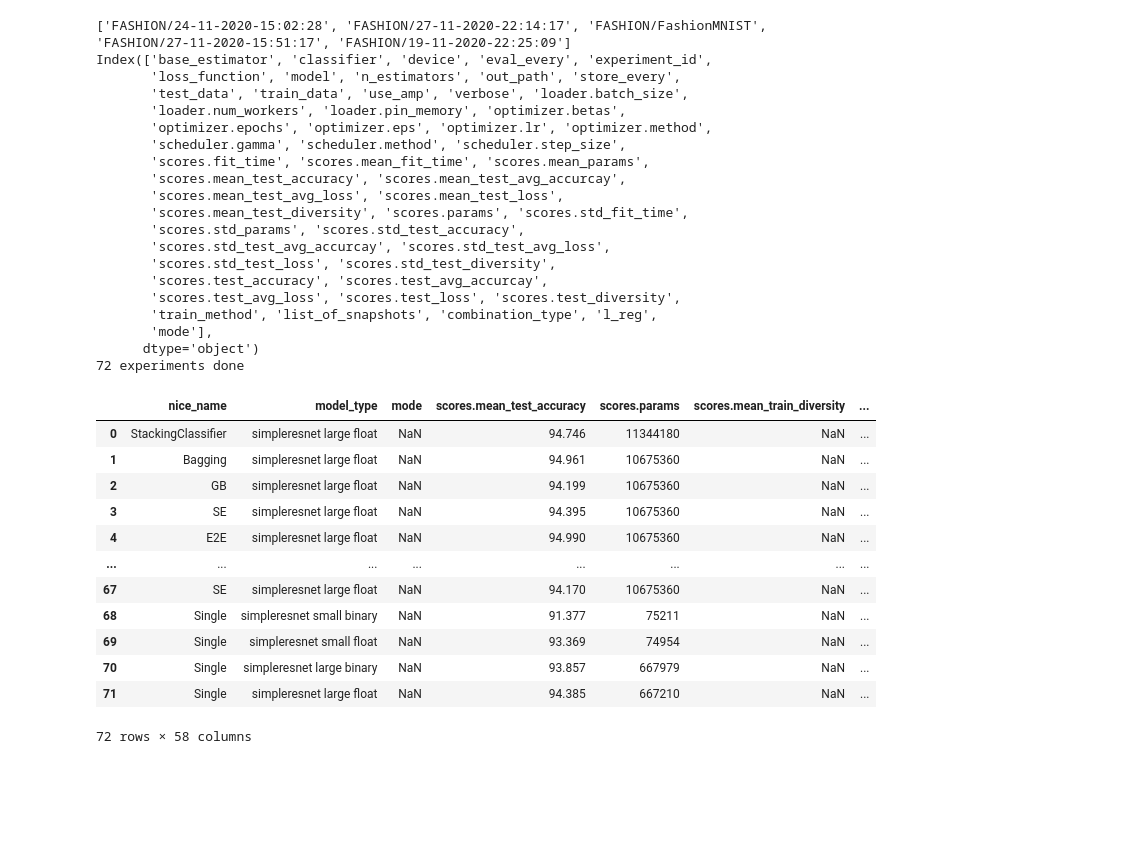
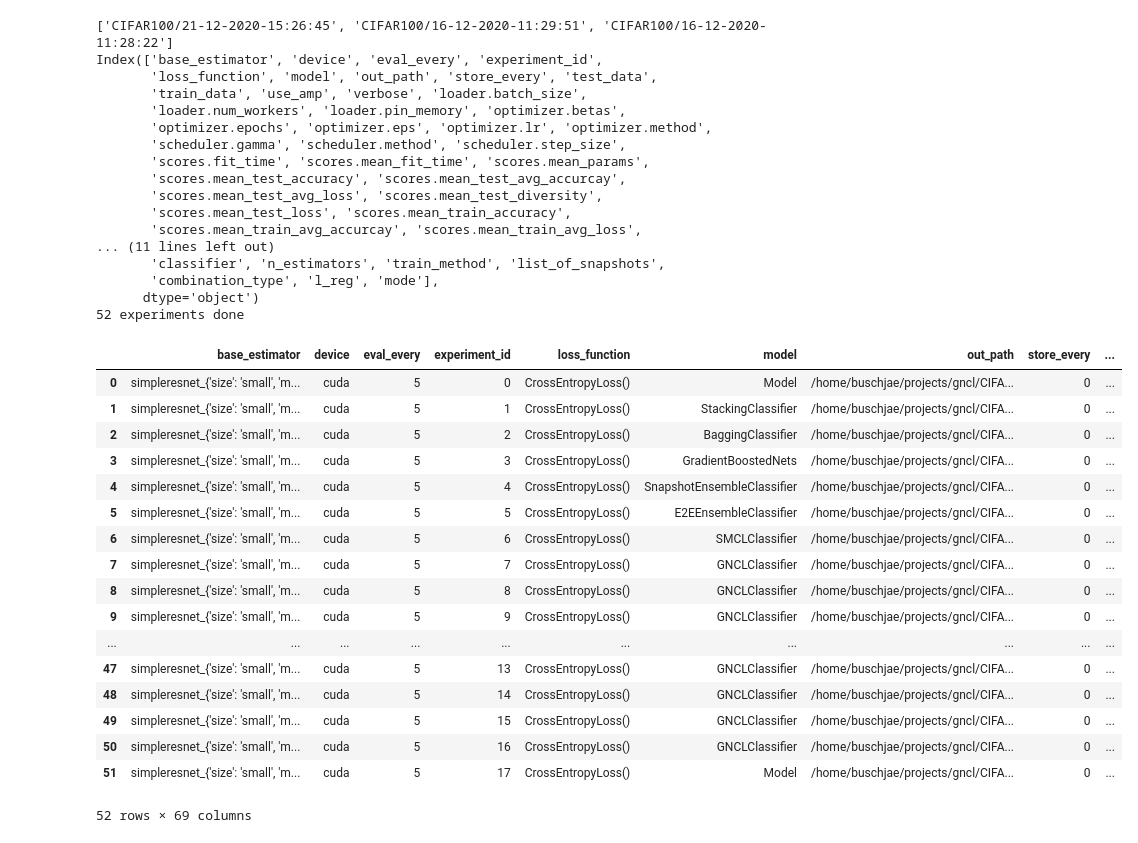
Before and after one commit to sbuschjaeger/gncl, a Jupyter notebook: explore_results.ipynb, the cells around one changed output. Cells and saved outputs as stored; diff of their text form; code cells hidden in the pictures; blank space fills up the shorter version.

Commit message:
CIFAR updated Added Stacking to explore_results

```diff
--- a/explore_results.ipynb
+++ b/explore_results.ipynb
@@ -5,12 +5,13 @@ import os
 import plotly.express as px
 import json
 
-#dataset = "CIFAR100"
-dataset = "FASHION"
+dataset = "CIFAR100"
+#dataset = "FASHION"
+#dataset = "IMAGENETTE"
 all_subdirs = [os.path.join(dataset,d) for d in os.listdir(dataset) if os.path.isdir(os.path.join(dataset, d)) and d != "cifar-100-python"]
 print(all_subdirs)
-#latest_folder = max(all_subdirs, key=os.path.getmtime)
-latest_folder = os.path.join(dataset,"24-11-2020-15:02:28")
+latest_folder = max(all_subdirs, key=os.path.getmtime)
+#latest_folder = os.path.join(dataset,"24-11-2020-15:02:28")
 
 data = []
 with open(os.path.join(latest_folder, "results.jsonl"), 'r', encoding='utf-8') as f:
@@ -46,65 +47,67 @@ def base_type(row):
     if "binary" in row["base_estimator"]:
         mtype = "binary"
     else:
         mtype = "float"
 
     if "small" in row["base_estimator"]:
         size = "small"
     else:
         size = "large"
 
     return row["base_estimator"].split("_")[0] + " " + size + " " + mtype
 
 print(df.columns)
 df["nice_name"] = df.apply(nice_name, axis=1)
 df["model_type"] = df.apply(base_type, axis=1)
 df["complexity"] = df.apply(lambda x : x["scores.params"] if "float" in x["model_type"] else x["scores.params"] / 32.0, axis=1)
-df["scores.avg_accurcay_test"] = df["scores.mean_test_avg_accurcay"]
-df["scores.accuracy_test"] = 100.0*df["scores.mean_test_accuracy"]
+#df["scores.avg_accurcay_test"] = df["scores.mean_test_avg_accurcay"]
+#df["scores.accuracy_test"] = 100.0*df["scores.mean_test_accuracy"]
 df = df.round(decimals = 3)
 
 print("{} experiments done".format(len(df)))
-cols = df.columns
-cols = ["nice_name", "model_type", "mode", "scores.mean_test_accuracy", "scores.params", "scores.mean_train_diversity"] + list(set(cols) - set(["nice_name", "model_type", "mode", "scores.mean_accuracy_test", "scores.params", "scores.mean_train_diversity"]))
-df = df.reindex(cols, axis=1)
+#cols = df.columns
+#cols = ["nice_name", "model_type", "mode", "scores.mean_test_accuracy", "scores.params", "scores.mean_train_diversity"] + list(set(cols) - set(["nice_name", #"model_type", "mode", "scores.mean_accuracy_test", "scores.params", "scores.mean_train_diversity"]))
+#df = df.reindex(cols, axis=1)
 df
 #dfbinary = df[df["model_type"] == "binary"]
 #dffloat = df[df["model_type"] == "float"]
 #dffloat
 # %% [output]
-['FASHION/24-11-2020-15:02:28', 'FASHION/27-11-2020-22:14:17', 'FASHION/FashionMNIST', 'FASHION/27-11-2020-15:51:17', 'FASHION/19-11-2020-22:25:09']
-Index(['base_estimator', 'classifier', 'device', 'eval_every', 'experiment_id',
-       'loss_function', 'model', 'n_estimators', 'out_path', 'store_every',
-       'test_data', 'train_data', 'use_amp', 'verbose', 'loader.batch_size',
+['CIFAR100/21-12-2020-15:26:45', 'CIFAR100/16-12-2020-11:29:51', 'CIFAR100/16-12-2020-11:28:22']
+Index(['base_estimator', 'device', 'eval_every', 'experiment_id',
+       'loss_function', 'model', 'out_path', 'store_every', 'test_data',
+       'train_data', 'use_amp', 'verbose', 'loader.batch_size',
        'loader.num_workers', 'loader.pin_memory', 'optimizer.betas',
        'optimizer.epochs', 'optimizer.eps', 'optimizer.lr', 'optimizer.method',
        'scheduler.gamma', 'scheduler.method', 'scheduler.step_size',
        'scores.fit_time', 'scores.mean_fit_time', 'scores.mean_params',
        'scores.mean_test_accuracy', 'scores.mean_test_avg_accurcay',
-       'scores.mean_test_avg_loss', 'scores.mean_test_loss',
-       'scores.mean_test_diversity', 'scores.params', 'scores.std_fit_time',
-       'scores.std_params', 'scores.std_test_accuracy',
-       'scores.std_test_avg_accurcay', 'scores.std_test_avg_loss',
-       'scores.std_test_loss', 'scores.std_test_diversity',
-       'scores.test_accuracy', 'scores.test_avg_accurcay',
-       'scores.test_avg_loss', 'scores.test_loss', 'scores.test_diversity',
-       'train_method', 'list_of_snapshots', 'combination_type', 'l_reg',
-       'mode'],
+       'scores.mean_test_avg_loss', 'scores.mean_test_diversity',
+       'scores.mean_test_loss', 'scores.mean_train_accuracy',
+       'scores.mean_train_avg_accurcay', 'scores.mean_train_avg_loss',
+... (11 lines left out)
+       'classifier', 'n_estimators', 'train_method', 'list_of_snapshots',
+       'combination_type', 'l_reg', 'mode'],
       dtype='object')
-72 experiments done
+52 experiments done
-|  | nice_name | model_type | mode | scores.mean_test_accuracy | scores.params | scores.mean_train_diversity | ... |
-| 0 | StackingClassifier | simpleresnet large float | NaN | 94.746 | 11344180 | NaN | ... |
-| 1 | Bagging | simpleresnet large float | NaN | 94.961 | 10675360 | NaN | ... |
-| 2 | GB | simpleresnet large float | NaN | 94.199 | 10675360 | NaN | ... |
-| 3 | SE | simpleresnet large float | NaN | 94.395 | 10675360 | NaN | ... |
-| 4 | E2E | simpleresnet large float | NaN | 94.990 | 10675360 | NaN | ... |
-| ... | ... | ... | ... | ... | ... | ... | ... |
-| 67 | SE | simpleresnet large float | NaN | 94.170 | 10675360 | NaN | ... |
-| 68 | Single | simpleresnet small binary | NaN | 91.377 | 75211 | NaN | ... |
-| 69 | Single | simpleresnet small float | NaN | 93.369 | 74954 | NaN | ... |
-| 70 | Single | simpleresnet large binary | NaN | 93.857 | 667979 | NaN | ... |
-| 71 | Single | simpleresnet large float | NaN | 94.385 | 667210 | NaN | ... |
+|  | base_estimator | device | eval_every | experiment_id | loss_function | model | out_path | store_every | ... |
+| 0 | simpleresnet_{'size': 'small', 'm... | cuda | 5 | 0 | CrossEntropyLoss() | Model | /home/buschjae/projects/gncl/CIFA... | 0 | ... |
+| 1 | simpleresnet_{'size': 'small', 'm... | cuda | 5 | 1 | CrossEntropyLoss() | StackingClassifier | /home/buschjae/projects/gncl/CIFA... | 0 | ... |
+| 2 | simpleresnet_{'size': 'small', 'm... | cuda | 5 | 2 | CrossEntropyLoss() | BaggingClassifier | /home/buschjae/projects/gncl/CIFA... | 0 | ... |
+| 3 | simpleresnet_{'size': 'small', 'm... | cuda | 5 | 3 | CrossEntropyLoss() | GradientBoostedNets | /home/buschjae/projects/gncl/CIFA... | 0 | ... |
+| 4 | simpleresnet_{'size': 'small', 'm... | cuda | 5 | 4 | CrossEntropyLoss() | SnapshotEnsembleClassifier | /home/buschjae/projects/gncl/CIFA... | 0 | ... |
+| 5 | simpleresnet_{'size': 'small', 'm... | cuda | 5 | 5 | CrossEntropyLoss() | E2EEnsembleClassifier | /home/buschjae/projects/gncl/CIFA... | 0 | ... |
+| 6 | simpleresnet_{'size': 'small', 'm... | cuda | 5 | 6 | CrossEntropyLoss() | SMCLClassifier | /home/buschjae/projects/gncl/CIFA... | 0 | ... |
+| 7 | simpleresnet_{'size': 'small', 'm... | cuda | 5 | 7 | CrossEntropyLoss() | GNCLClassifier | /home/buschjae/projects/gncl/CIFA... | 0 | ... |
+| 8 | simpleresnet_{'size': 'small', 'm... | cuda | 5 | 8 | CrossEntropyLoss() | GNCLClassifier | /home/buschjae/projects/gncl/CIFA... | 0 | ... |
+| 9 | simpleresnet_{'size': 'small', 'm... | cuda | 5 | 9 | CrossEntropyLoss() | GNCLClassifier | /home/buschjae/projects/gncl/CIFA... | 0 | ... |
+| ... | ... | ... | ... | ... | ... | ... | ... | ... | ... |
+| 47 | simpleresnet_{'size': 'small', 'm... | cuda | 5 | 13 | CrossEntropyLoss() | GNCLClassifier | /home/buschjae/projects/gncl/CIFA... | 0 | ... |
+| 48 | simpleresnet_{'size': 'small', 'm... | cuda | 5 | 14 | CrossEntropyLoss() | GNCLClassifier | /home/buschjae/projects/gncl/CIFA... | 0 | ... |
+| 49 | simpleresnet_{'size': 'small', 'm... | cuda | 5 | 15 | CrossEntropyLoss() | GNCLClassifier | /home/buschjae/projects/gncl/CIFA... | 0 | ... |
+| 50 | simpleresnet_{'size': 'small', 'm... | cuda | 5 | 16 | CrossEntropyLoss() | GNCLClassifier | /home/buschjae/projects/gncl/CIFA... | 0 | ... |
+| 51 | simpleresnet_{'size': 'small', 'm... | cuda | 5 | 17 | CrossEntropyLoss() | Model | /home/buschjae/projects/gncl/CIFA... | 0 | ... |
-72 rows × 58 columns
+52 rows × 69 columns
 # %%
 import numpy as np
 from plotly.subplots import make_subplots
```
Also changed, not shown: parts of 1 cell of this notebook, 3 other files.
